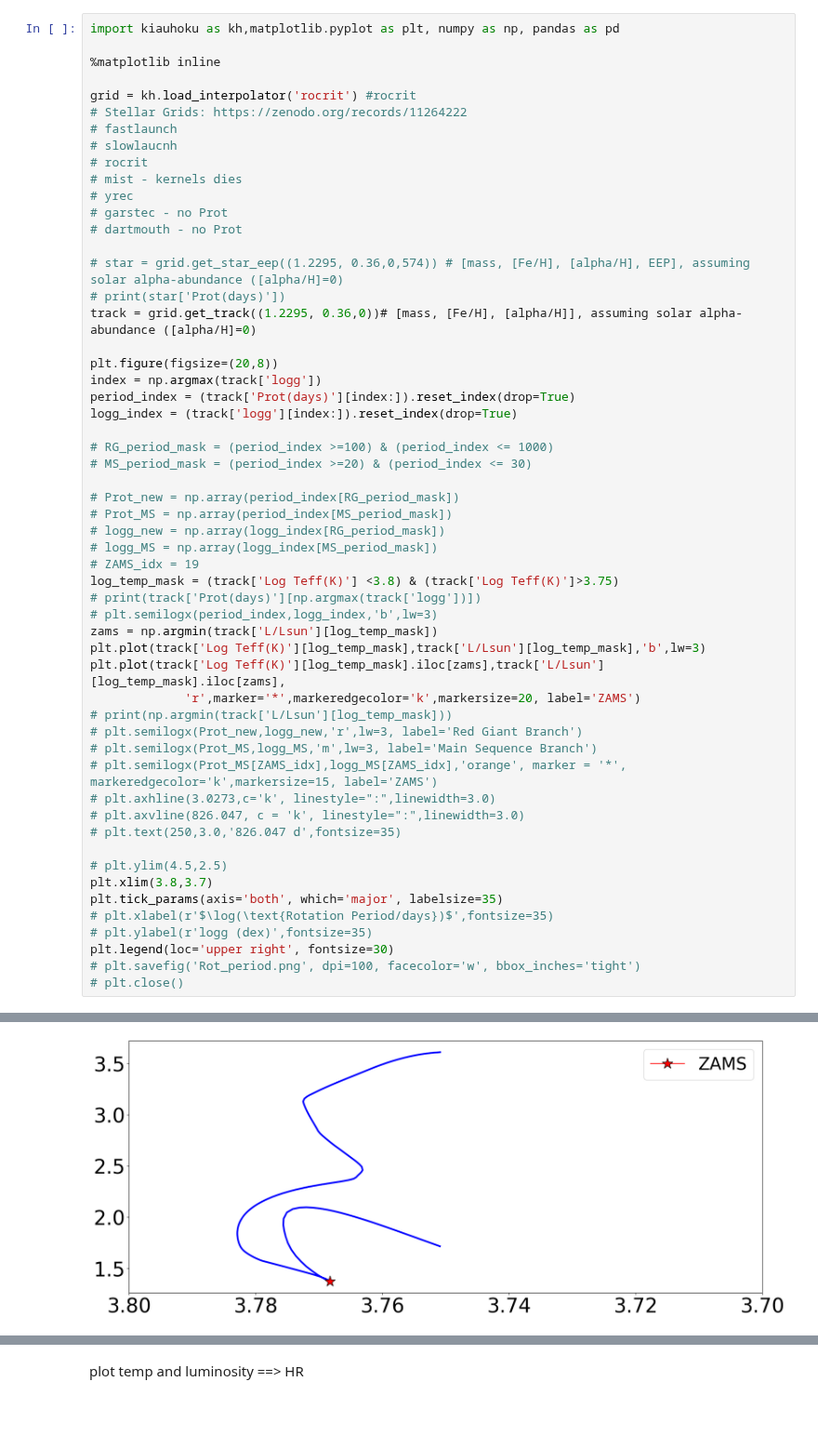
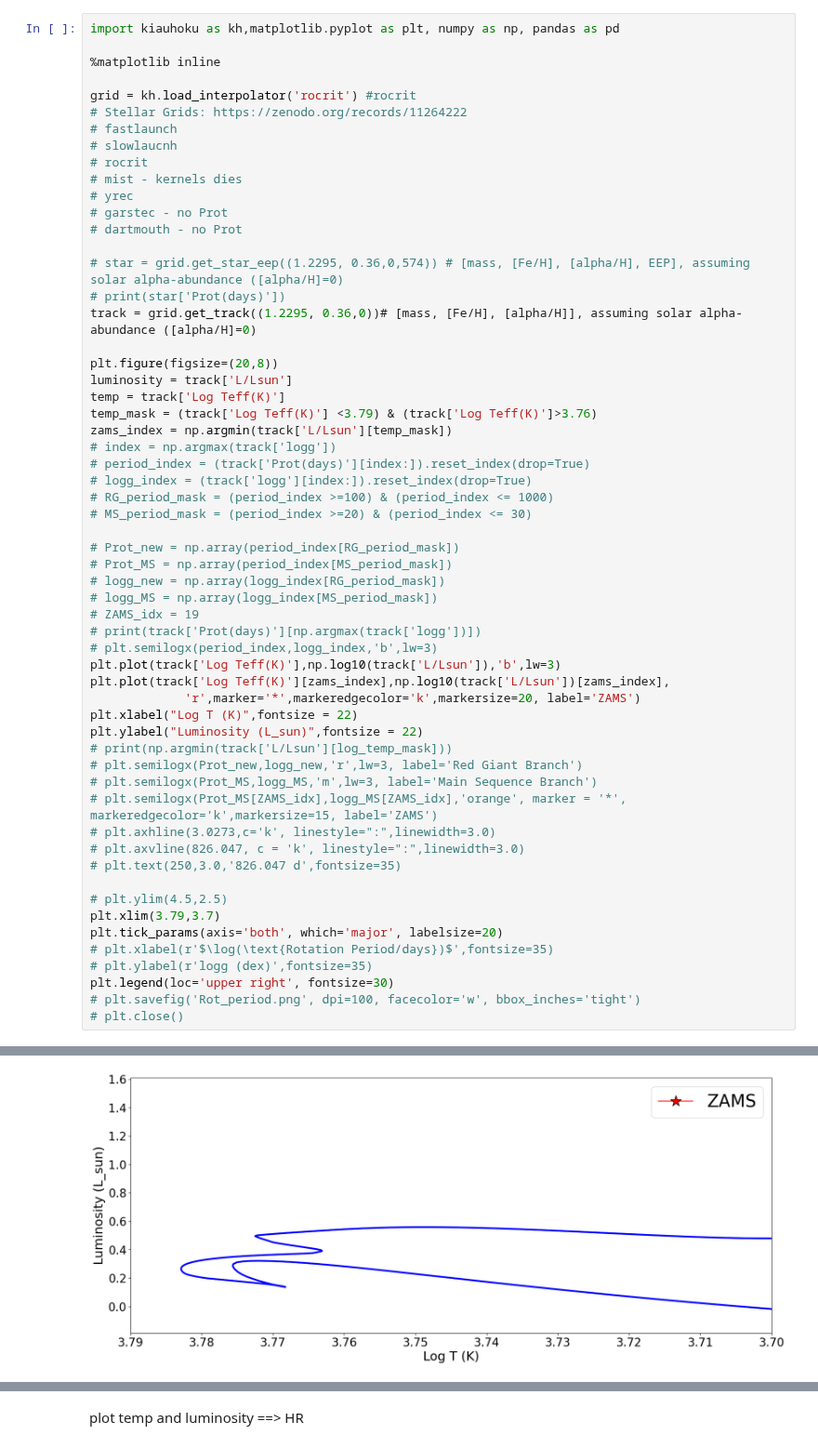
Before and after one commit to SilencePhyxion/KOI6194, a Jupyter notebook: code/stars.ipynb, the cells around one changed output, grey strips where cells are left out. Shown at 93% size. Saved outputs shown, nothing was run; the diff lists cells and outputs as text; blank space fills up the shorter version.

```diff
--- a/code/stars.ipynb
+++ b/code/stars.ipynb
@@ -18,41 +18,44 @@ grid = kh.load_interpolator('rocrit') #rocrit
 track = grid.get_track((1.2295, 0.36,0))# [mass, [Fe/H], [alpha/H]], assuming solar alpha-abundance ([alpha/H]=0)
 
 plt.figure(figsize=(20,8))
-index = np.argmax(track['logg'])
-period_index = (track['Prot(days)'][index:]).reset_index(drop=True)
-logg_index = (track['logg'][index:]).reset_index(drop=True)
-
+luminosity = track['L/Lsun']
+temp = track['Log Teff(K)']
+temp_mask = (track['Log Teff(K)'] <3.79) & (track['Log Teff(K)']>3.76)
+zams_index = np.argmin(track['L/Lsun'][temp_mask])
+# index = np.argmax(track['logg'])
+# period_index = (track['Prot(days)'][index:]).reset_index(drop=True)
+# logg_index = (track['logg'][index:]).reset_index(drop=True)
 # RG_period_mask = (period_index >=100) & (period_index <= 1000)
 # MS_period_mask = (period_index >=20) & (period_index <= 30)
 
 # Prot_new = np.array(period_index[RG_period_mask])
 # Prot_MS = np.array(period_index[MS_period_mask])
 # logg_new = np.array(logg_index[RG_period_mask])
 # logg_MS = np.array(logg_index[MS_period_mask])
 # ZAMS_idx = 19
-log_temp_mask = (track['Log Teff(K)'] <3.8) & (track['Log Teff(K)']>3.75)
 # print(track['Prot(days)'][np.argmax(track['logg'])])
 # plt.semilogx(period_index,logg_index,'b',lw=3)
-zams = np.argmin(track['L/Lsun'][log_temp_mask])
-plt.plot(track['Log Teff(K)'][log_temp_mask],track['L/Lsun'][log_temp_mask],'b',lw=3)
-plt.plot(track['Log Teff(K)'][log_temp_mask].iloc[zams],track['L/Lsun'][log_temp_mask].iloc[zams],
+plt.plot(track['Log Teff(K)'],np.log10(track['L/Lsun']),'b',lw=3)
+plt.plot(track['Log Teff(K)'][zams_index],np.log10(track['L/Lsun'])[zams_index],
              'r',marker='*',markeredgecolor='k',markersize=20, label='ZAMS')
+plt.xlabel("Log T (K)",fontsize = 22)
+plt.ylabel("Luminosity (L_sun)",fontsize = 22)
 # print(np.argmin(track['L/Lsun'][log_temp_mask]))
 # plt.semilogx(Prot_new,logg_new,'r',lw=3, label='Red Giant Branch')
 # plt.semilogx(Prot_MS,logg_MS,'m',lw=3, label='Main Sequence Branch')
 # plt.semilogx(Prot_MS[ZAMS_idx],logg_MS[ZAMS_idx],'orange', marker = '*', markeredgecolor='k',markersize=15, label='ZAMS')
 # plt.axhline(3.0273,c='k', linestyle=":",linewidth=3.0)
 # plt.axvline(826.047, c = 'k', linestyle=":",linewidth=3.0)
 # plt.text(250,3.0,'826.047 d',fontsize=35)
 
 # plt.ylim(4.5,2.5)
-plt.xlim(3.8,3.7)
-plt.tick_params(axis='both', which='major', labelsize=35)
+plt.xlim(3.79,3.7)
+plt.tick_params(axis='both', which='major', labelsize=20)
 # plt.xlabel(r'$\log(\text{Rotation Period/days})$',fontsize=35)
 # plt.ylabel(r'logg (dex)',fontsize=35)
 plt.legend(loc='upper right', fontsize=30)
 # plt.savefig('Rot_period.png', dpi=100, facecolor='w', bbox_inches='tight')
 # plt.close()
 # %% [output]
 <matplotlib.legend.Legend at 0x...>
-[figure, old version]
+[figure, new version]
```
Also changed, not shown: parts of 3 cells of this notebook, 5 other files.
